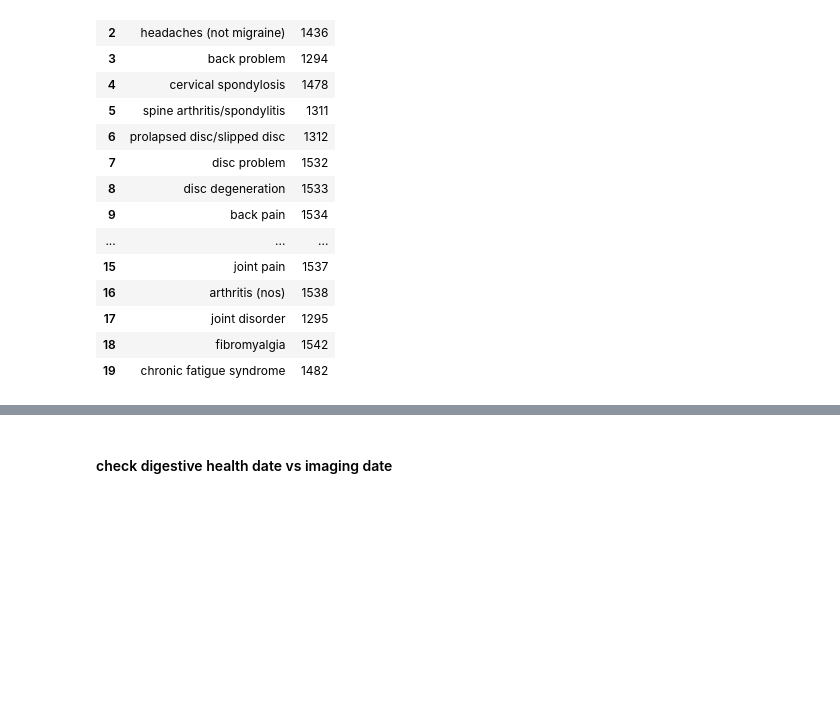
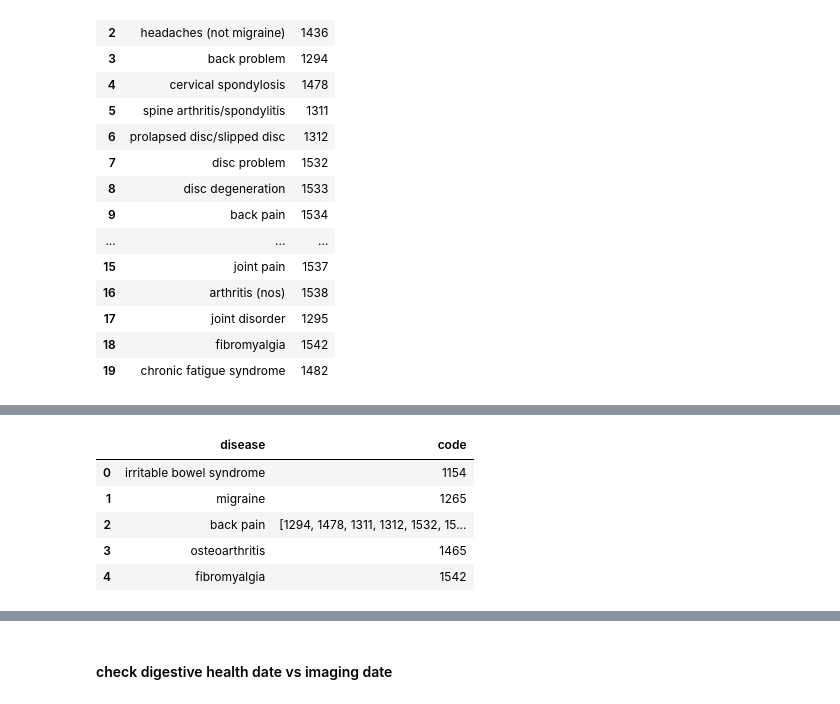
Before and after one commit to syzhang/bbk_pain, a Jupyter notebook: test_data.ipynb, the cells around one changed output, grey strips where cells are left out. Drawn from its saved outputs; the diff is of its cells as text; code cells hidden in the pictures; blank space fills up the shorter version.

```diff
--- a/test_data.ipynb
+++ b/test_data.ipynb
@@ -337,0 +383,9 @@ for i, r in df_disease.iterrows():
+# %%
+df_dgroup
+# %% [output]
+|  | disease | code |
+| 0 | irritable bowel syndrome | 1154 |
+| 1 | migraine | 1265 |
+| 2 | back pain | [1294, 1478, 1311, 1312, 1532, 15... |
+| 3 | osteoarthritis | 1465 |
+| 4 | fibromyalgia | 1542 |
```
Also changed, not shown: parts of 24 cells of this notebook, 3 other files.
